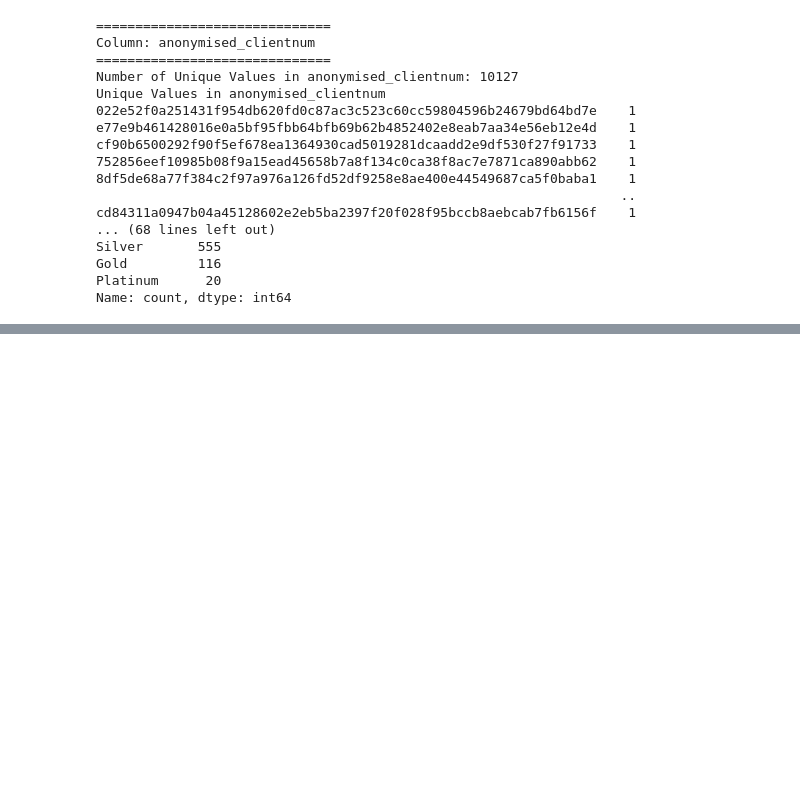
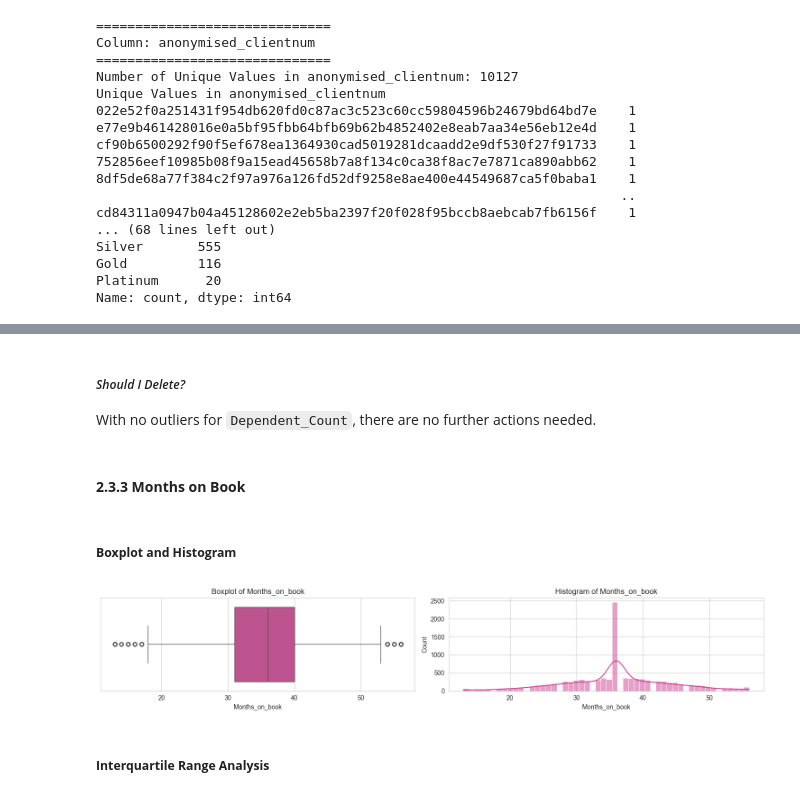
Before and after one commit to elhope23/credit-card-customer-churn-analysis, a Jupyter notebook: jupyter_notebooks/Stage2-ETL.ipynb, the cells around one changed output, grey strips where cells are left out. Saved outputs shown, nothing was run; the diff lists cells and outputs as text; code cells hidden in the pictures; blank space fills up the shorter version.

```diff
--- a/jupyter_notebooks/Stage2-ETL.ipynb
+++ b/jupyter_notebooks/Stage2-ETL.ipynb
@@ -366,0 +545,21 @@ Name: count, dtype: int64
+# %% [markdown]
+##### *Should I Delete?*
+With no outliers for `Dependent_Count`, there are no further actions needed.
+# %% [markdown]
+#### **2.3.3 Months on Book**
+# %% [markdown]
+##### **Boxplot and Histogram**
+# %%
+fig, axes = plt.subplots(nrows=1, ncols=2, figsize=(15, 3), tight_layout=True)
+
+sns.boxplot(x=df_etl["Months_on_book"], ax=axes[0])
+axes[0].set_title("Boxplot of Months_on_book")
+
+sns.histplot(x=df_etl["Months_on_book"], ax=axes[1], kde=True)
+axes[1].set_title("Histogram of Months_on_book")
+
+plt.show()
+# %% [output]
+[figure, added]
+# %% [markdown]
+##### **Interquartile Range Analysis**
```
Also changed, not shown: parts of 93 cells of this notebook.
